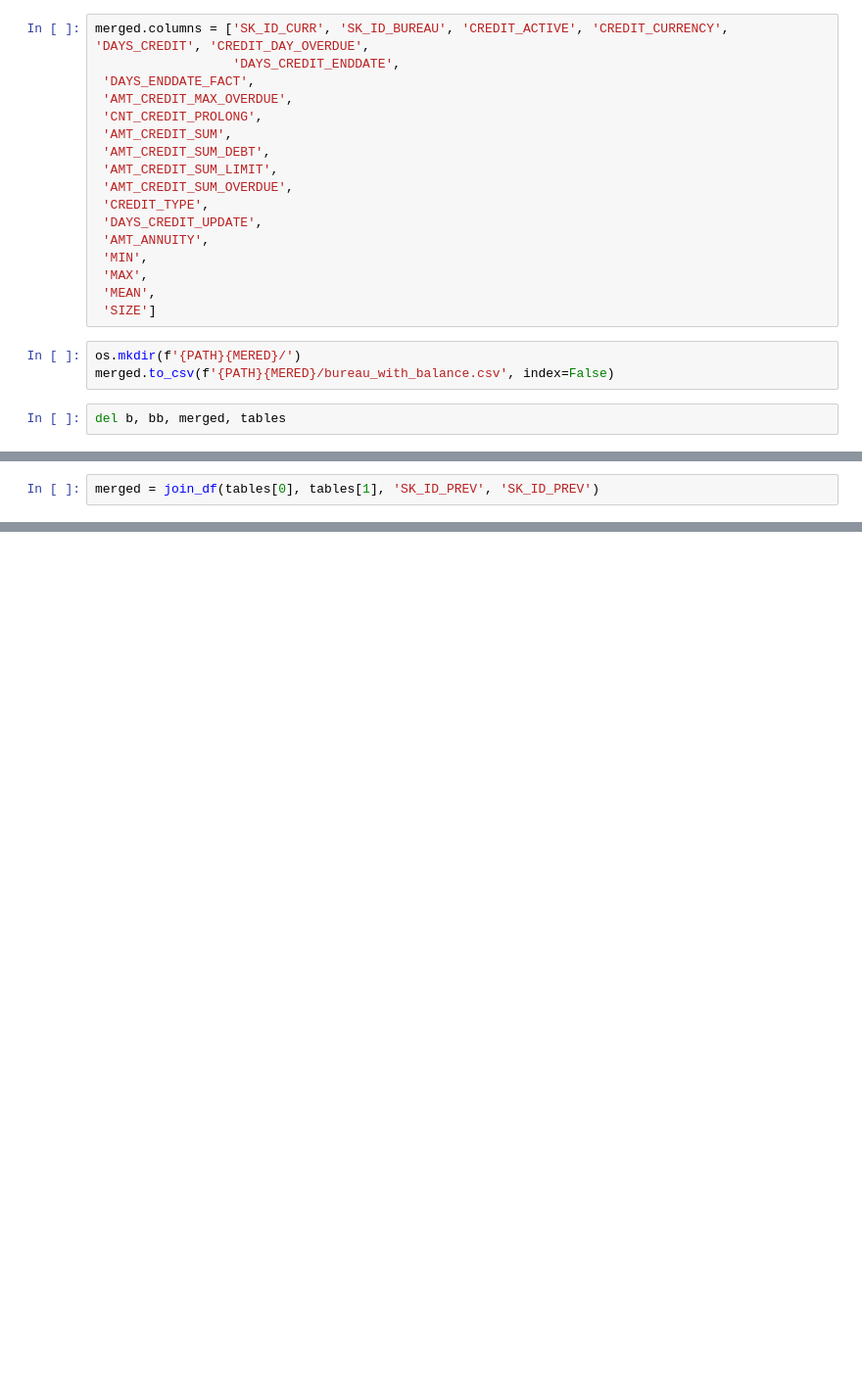
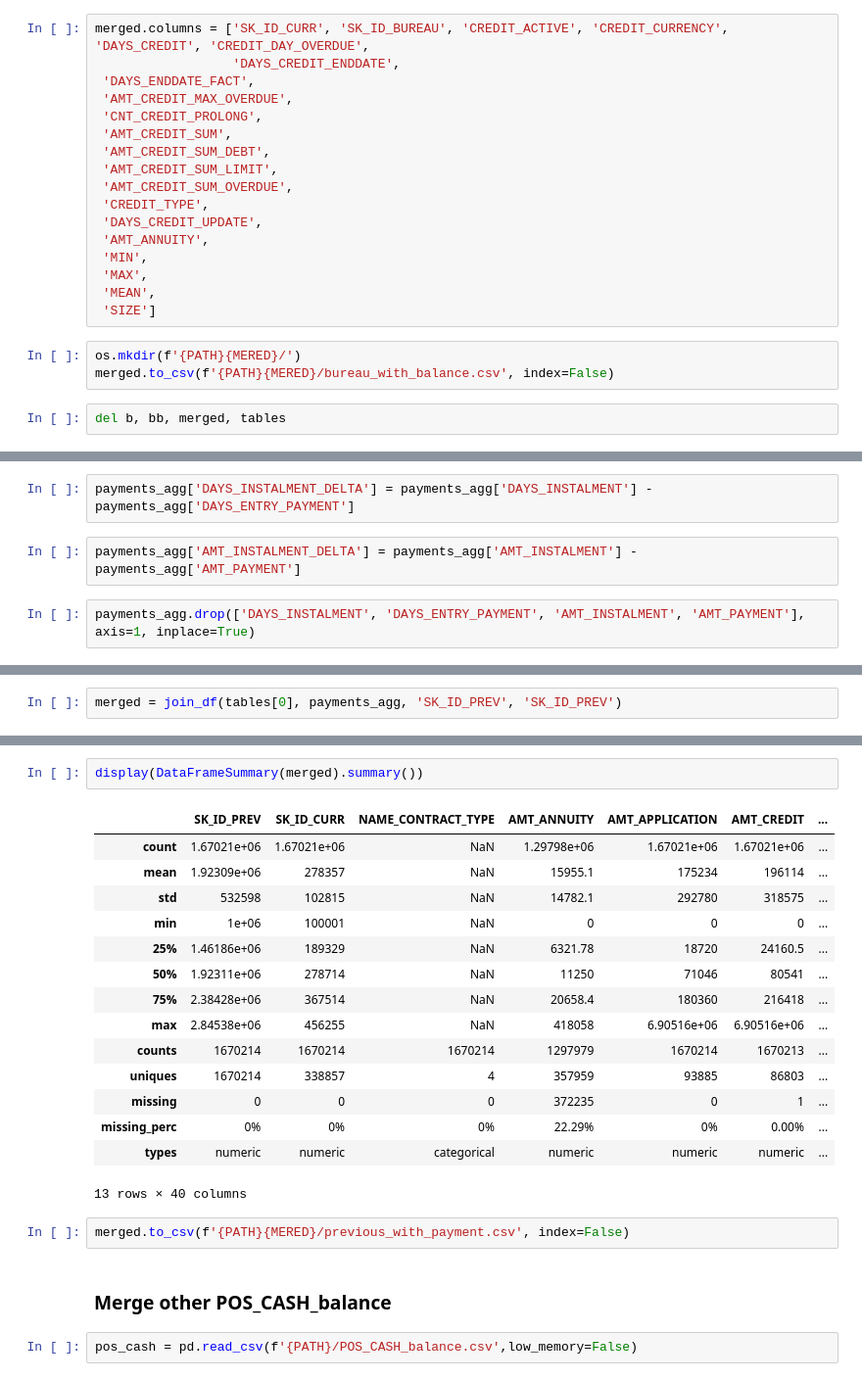
Before and after one commit to kugmax/fastai_learn, a Jupyter notebook: Home Credit Default Risk.ipynb, the cells around one changed output, grey strips where cells are left out. Shown: that part at 98% size. Drawn from its saved outputs; the diff is of its cells as text; blank space fills up the shorter version.

```diff
--- a/Home Credit Default Risk.ipynb
+++ b/Home Credit Default Risk.ipynb
@@ -240,0 +319,6 @@ for t in tables: display(t.head())
+# %%
+payments_agg['DAYS_INSTALMENT_DELTA'] = payments_agg['DAYS_INSTALMENT'] - payments_agg['DAYS_ENTRY_PAYMENT']
+# %%
+payments_agg['AMT_INSTALMENT_DELTA'] = payments_agg['AMT_INSTALMENT'] - payments_agg['AMT_PAYMENT']
+# %%
+payments_agg.drop(['DAYS_INSTALMENT', 'DAYS_ENTRY_PAYMENT', 'AMT_INSTALMENT', 'AMT_PAYMENT'], axis=1, inplace=True)
@@ -241,2 +331,2 @@ for t in tables: display(t.head())
 # %%
-merged = join_df(tables[0], tables[1], 'SK_ID_PREV', 'SK_ID_PREV')
+merged = join_df(tables[0], payments_agg, 'SK_ID_PREV', 'SK_ID_PREV')
@@ -244,0 +345,24 @@ pos_cash = tables[2]
+# %%
+display(DataFrameSummary(merged).summary())
+# %% [output]
+|  | SK_ID_PREV | SK_ID_CURR | NAME_CONTRACT_TYPE | AMT_ANNUITY | AMT_APPLICATION | AMT_CREDIT | ... |
+| count | 1.67021e+06 | 1.67021e+06 | NaN | 1.29798e+06 | 1.67021e+06 | 1.67021e+06 | ... |
+| mean | 1.92309e+06 | 278357 | NaN | 15955.1 | 175234 | 196114 | ... |
+| std | 532598 | 102815 | NaN | 14782.1 | 292780 | 318575 | ... |
+| min | 1e+06 | 100001 | NaN | 0 | 0 | 0 | ... |
+| 25% | 1.46186e+06 | 189329 | NaN | 6321.78 | 18720 | 24160.5 | ... |
+| 50% | 1.92311e+06 | 278714 | NaN | 11250 | 71046 | 80541 | ... |
+| 75% | 2.38428e+06 | 367514 | NaN | 20658.4 | 180360 | 216418 | ... |
+| max | 2.84538e+06 | 456255 | NaN | 418058 | 6.90516e+06 | 6.90516e+06 | ... |
+| counts | 1670214 | 1670214 | 1670214 | 1297979 | 1670214 | 1670213 | ... |
+| uniques | 1670214 | 338857 | 4 | 357959 | 93885 | 86803 | ... |
+| missing | 0 | 0 | 0 | 372235 | 0 | 1 | ... |
+| missing_perc | 0% | 0% | 0% | 22.29% | 0% | 0.00% | ... |
+| types | numeric | numeric | categorical | numeric | numeric | numeric | ... |
+13 rows × 40 columns
+# %%
+merged.to_csv(f'{PATH}{MERED}/previous_with_payment.csv', index=False)
+# %% [markdown]
+### Merge other POS_CASH_balance
+# %%
+pos_cash = pd.read_csv(f'{PATH}/POS_CASH_balance.csv',low_memory=False)
```
Also changed, not shown: parts of 26 cells of this notebook.
